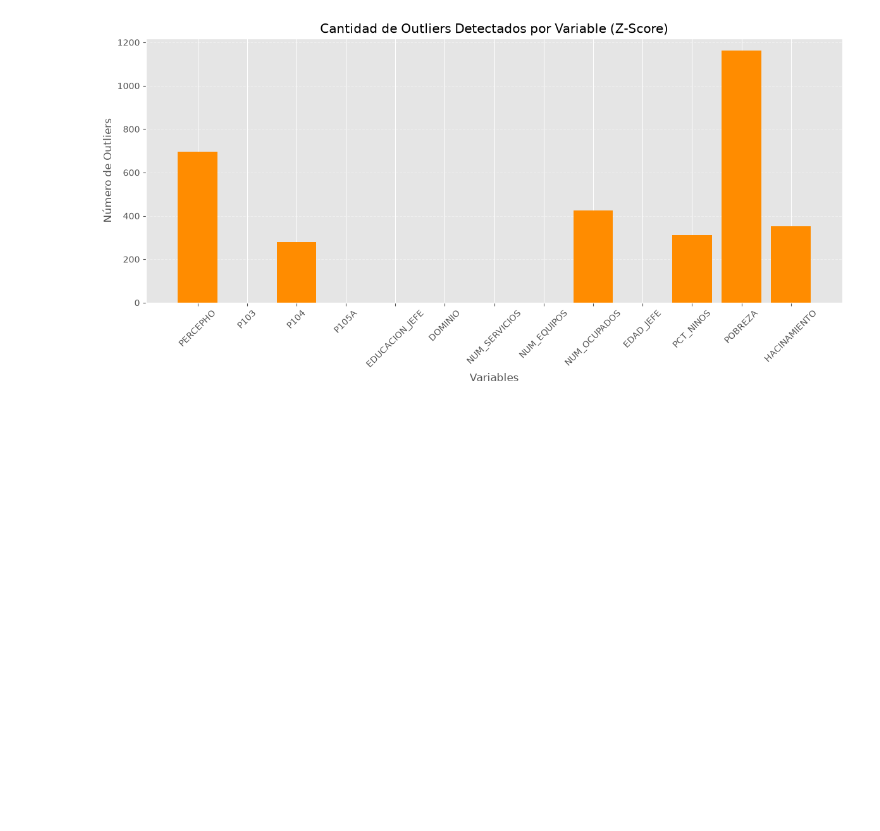
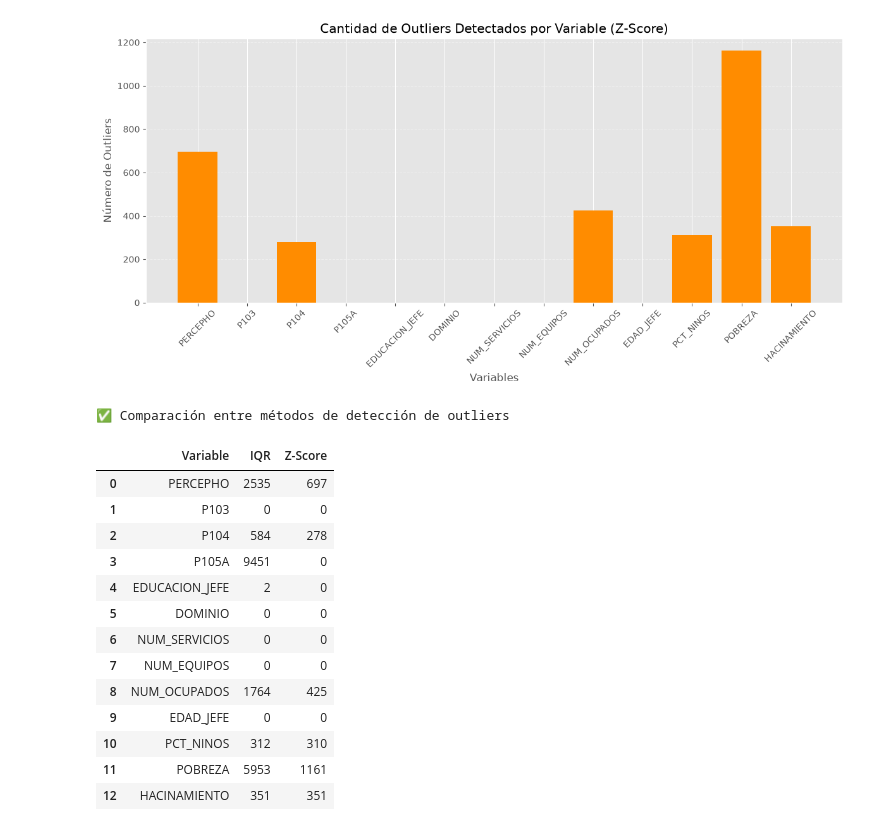
Before and after one commit to DianAnto2103/AnalisisENAHO2025, a Jupyter notebook: notebooks/02_Outliers.ipynb, the cells around one changed output. Drawn from its saved outputs; the diff is of its cells as text; code cells hidden in the pictures; blank space fills up the shorter version.

```diff
--- a/notebooks/02_Outliers.ipynb
+++ b/notebooks/02_Outliers.ipynb
@@ -350,3 +350,33 @@ plt.savefig(
 plt.show()
 # %% [output]
 [figure]
+# %%
+# ==========================================
+# COMPARACIÓN ENTRE IQR Y Z-SCORE
+# ==========================================
+
+comparacion = tabla_iqr[["Variable", "Outliers"]].rename(
+    columns={"Outliers": "IQR"}
+)
+
+comparacion["Z-Score"] = resultados_zscore["Outliers"]
+
+print("✅ Comparación entre métodos de detección de outliers")
+
+display(comparacion)
+# %% [output]
+✅ Comparación entre métodos de detección de outliers
+|  | Variable | IQR | Z-Score |
+| 0 | PERCEPHO | 2535 | 697 |
+| 1 | P103 | 0 | 0 |
+| 2 | P104 | 584 | 278 |
+| 3 | P105A | 9451 | 0 |
+| 4 | EDUCACION_JEFE | 2 | 0 |
+| 5 | DOMINIO | 0 | 0 |
+| 6 | NUM_SERVICIOS | 0 | 0 |
+| 7 | NUM_EQUIPOS | 0 | 0 |
+| 8 | NUM_OCUPADOS | 1764 | 425 |
+| 9 | EDAD_JEFE | 0 | 0 |
+| 10 | PCT_NINOS | 312 | 310 |
+| 11 | POBREZA | 5953 | 1161 |
+| 12 | HACINAMIENTO | 351 | 351 |
```
Also changed, not shown: parts of 1 cell of this notebook, 1 other file.
